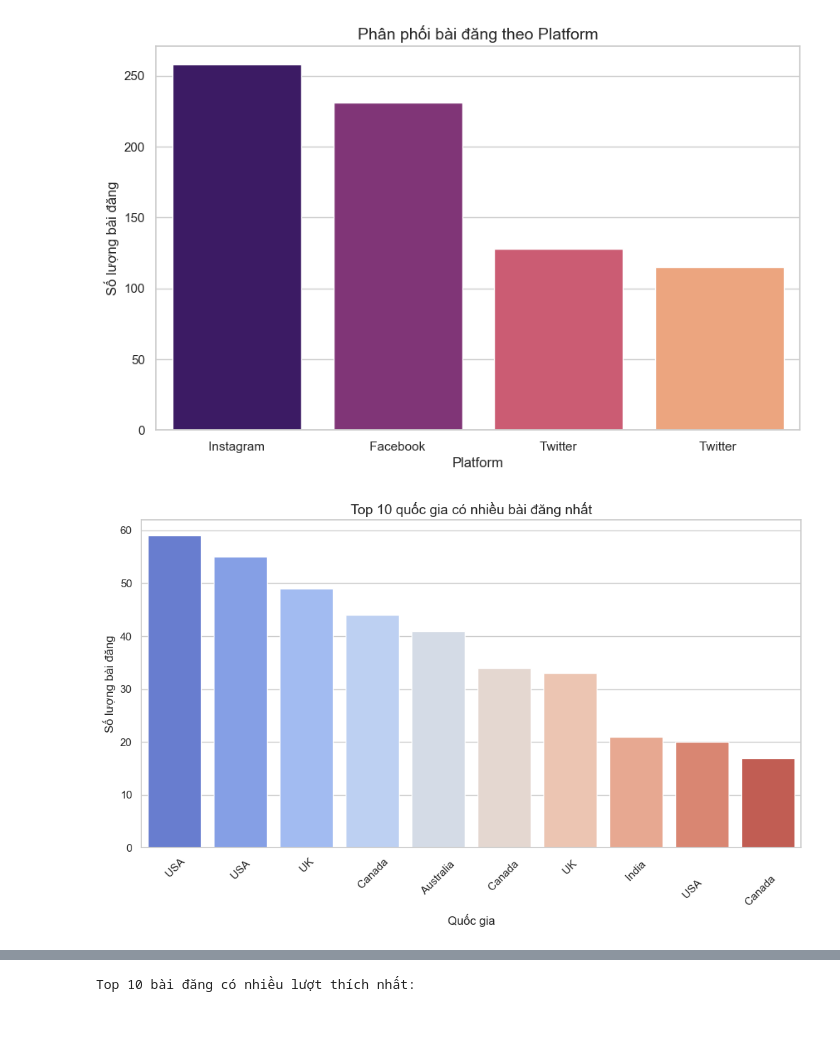
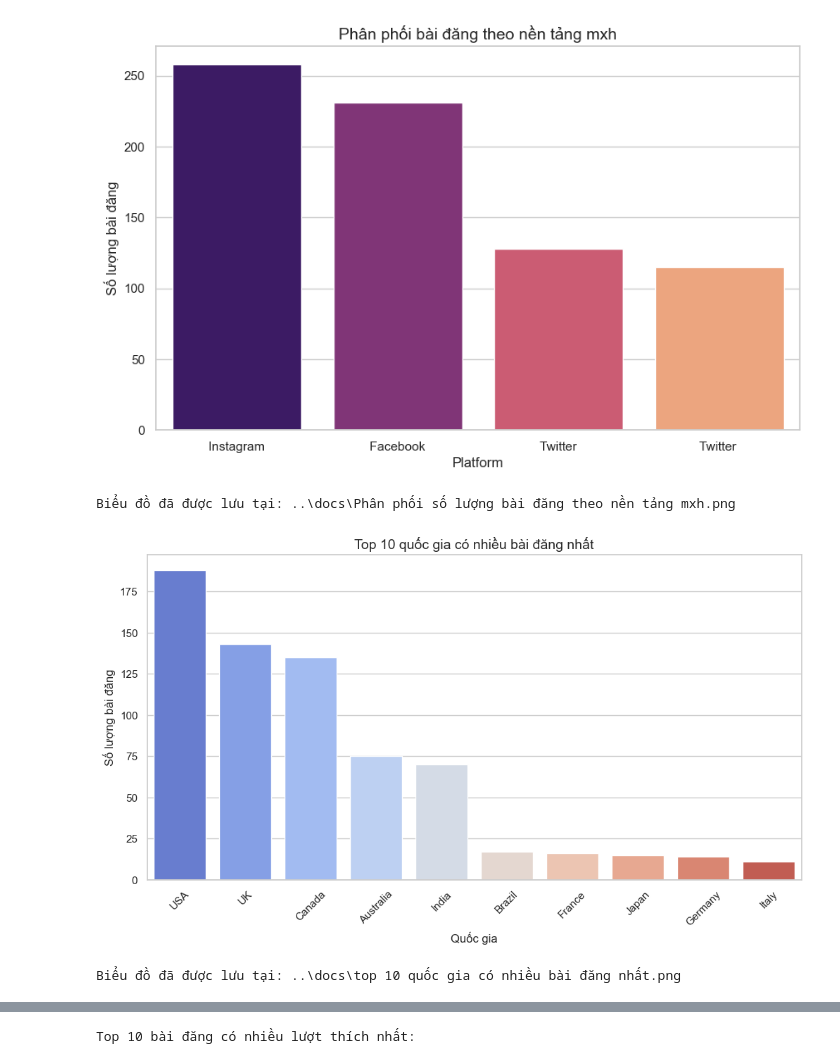
Before and after one commit to NhatNam15151515/Social-Media-Sentiments-Analysis, a Jupyter notebook: social-media-sentiments-analysis/notebooks/Social Media Sentiments Analysis.ipynb, the cells around one changed output, grey strips where cells are left out. Drawn from its saved outputs; the diff is of its cells as text; code cells hidden in the pictures; blank space fills up the shorter version.

```diff
--- a/social-media-sentiments-analysis/notebooks/Social Media Sentiments Analysis.ipynb
+++ b/social-media-sentiments-analysis/notebooks/Social Media Sentiments Analysis.ipynb
@@ -1,12 +1,15 @@
 # %%
 # Import các thư viện cần thiết
 import pandas as pd
-import numpy as np
+import os
 import matplotlib.pyplot as plt
 import seaborn as sns
 from collections import Counter
 import warnings
+from IPython.display import display
+
 warnings.filterwarnings('ignore')
+saving_path = r"..\docs"
 # Thiết lập kiểu hiển thị cho seaborn
 sns.set(style="whitegrid")
 # %%
@@ -88,26 +98,42 @@ platform_counts = df['Platform'].value_counts()
 # Vẽ biểu đồ cột
 plt.figure(figsize=(10, 6))
 sns.barplot(x=platform_counts.index, y=platform_counts.values, palette="magma")
-plt.title('Phân phối bài đăng theo Platform', fontsize=14)
+plt.title('Phân phối bài đăng theo nền tảng mxh', fontsize=14)
 plt.xlabel('Platform', fontsize=12)
 plt.ylabel('Số lượng bài đăng', fontsize=12)
+# Đường dẫn file ảnh đầy đủ
+file_name = os.path.join(saving_path, "Phân phối số lượng bài đăng theo nền tảng mxh.png")
+
+# Lưu biểu đồ
+plt.savefig(file_name, dpi=300, bbox_inches='tight')
+
 plt.show()
+print(f"Biểu đồ đã được lưu tại: {file_name}")
 # %% [output]
-[figure, old version]
+[figure, new version]
+Biểu đồ đã được lưu tại: ..\docs\Phân phối số lượng bài đăng theo nền tảng mxh.png
 # %%
 # Đếm số lượng bài đăng theo Country (lấy top 10)
+df["Country"] = df["Country"].str.strip()
 country_counts = df['Country'].value_counts().head(10)
-
 # Vẽ biểu đồ cột
 plt.figure(figsize=(12, 6))
 sns.barplot(x=country_counts.index, y=country_counts.values, palette="coolwarm")
 plt.title('Top 10 quốc gia có nhiều bài đăng nhất', fontsize=14)
 plt.xlabel('Quốc gia', fontsize=12)
 plt.ylabel('Số lượng bài đăng', fontsize=12)
 plt.xticks(rotation=45)
+# Đường dẫn file ảnh đầy đủ
+file_name = os.path.join(saving_path, "top 10 quốc gia có nhiều bài đăng nhất.png")
+
+# Lưu biểu đồ
+plt.savefig(file_name, dpi=300, bbox_inches='tight')
+
 plt.show()
+print(f"Biểu đồ đã được lưu tại: {file_name}")
 # %% [output]
-[figure, old version]
+[figure, new version]
+Biểu đồ đã được lưu tại: ..\docs\top 10 quốc gia có nhiều bài đăng nhất.png
 # %%
 # Tách và đếm các hashtag
 all_hashtags = df['Hashtags'].str.split().sum()
```
Also changed, not shown: parts of 15 cells of this notebook, 13 other files.
